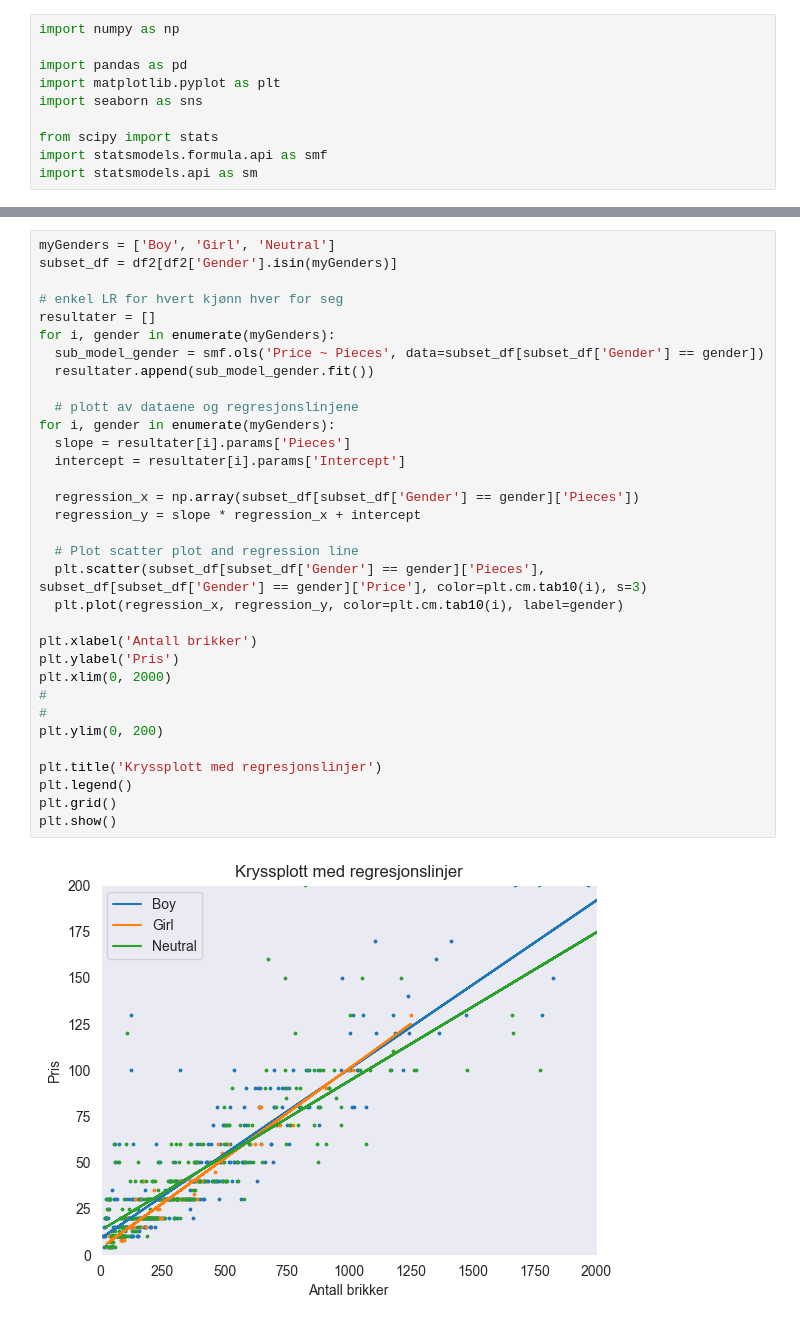
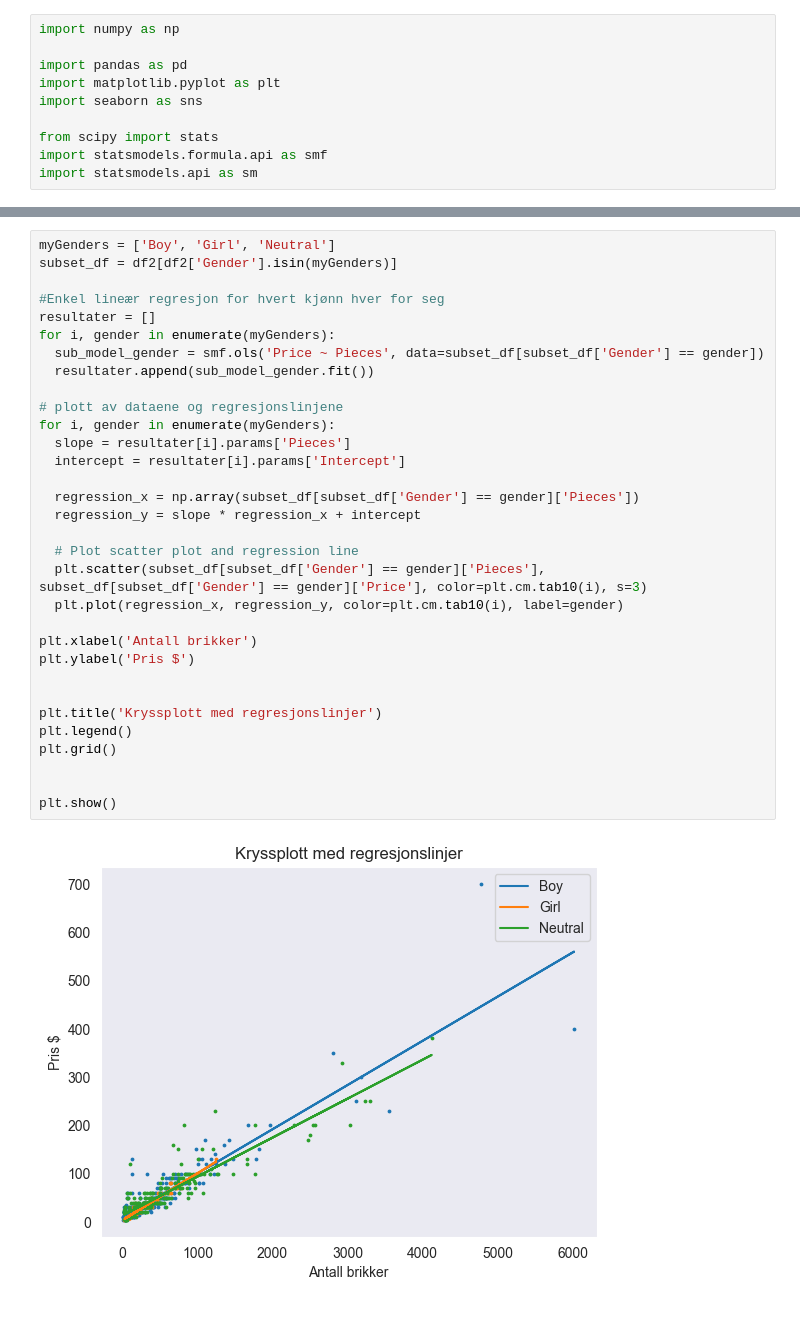
Before and after one commit to Skippyoftedal/Istt1003_project, a Jupyter notebook: src/tasks/actual_task.ipynb, the cells around one changed output, grey strips where cells are left out. Saved outputs shown, nothing was run; the diff lists cells and outputs as text.

```diff
--- a/src/tasks/actual_task.ipynb
+++ b/src/tasks/actual_task.ipynb
@@ -177,38 +206,37 @@ strong multicollinearity or other numerical problems.
 # %%
 myGenders = ['Boy', 'Girl', 'Neutral']
 subset_df = df2[df2['Gender'].isin(myGenders)]
 
-# enkel LR for hvert kjønn hver for seg
+#Enkel lineær regresjon for hvert kjønn hver for seg
 resultater = []
 for i, gender in enumerate(myGenders):
   sub_model_gender = smf.ols('Price ~ Pieces', data=subset_df[subset_df['Gender'] == gender])
   resultater.append(sub_model_gender.fit())
 
-  # plott av dataene og regresjonslinjene
+# plott av dataene og regresjonslinjene
 for i, gender in enumerate(myGenders):
   slope = resultater[i].params['Pieces']
   intercept = resultater[i].params['Intercept']
 
   regression_x = np.array(subset_df[subset_df['Gender'] == gender]['Pieces'])
   regression_y = slope * regression_x + intercept
 
   # Plot scatter plot and regression line
   plt.scatter(subset_df[subset_df['Gender'] == gender]['Pieces'], subset_df[subset_df['Gender'] == gender]['Price'], color=plt.cm.tab10(i), s=3)
   plt.plot(regression_x, regression_y, color=plt.cm.tab10(i), label=gender)
 
 plt.xlabel('Antall brikker')
-plt.ylabel('Pris')
-plt.xlim(0, 2000)
-#
-#
-plt.ylim(0, 200)
+plt.ylabel('Pris $')
+
 
 plt.title('Kryssplott med regresjonslinjer')
 plt.legend()
 plt.grid()
+
+
 plt.show()
 # %% [output]
-[figure, old version]
+[figure, new version]
 # %%
 figure, axis = plt.subplots(1, 2, figsize = (15, 5))
 sns.scatterplot(x = modell_mlr.fit().fittedvalues, y = modell_mlr.fit().resid, ax = axis[0])
```
Also changed, not shown: parts of 5 cells of this notebook.
